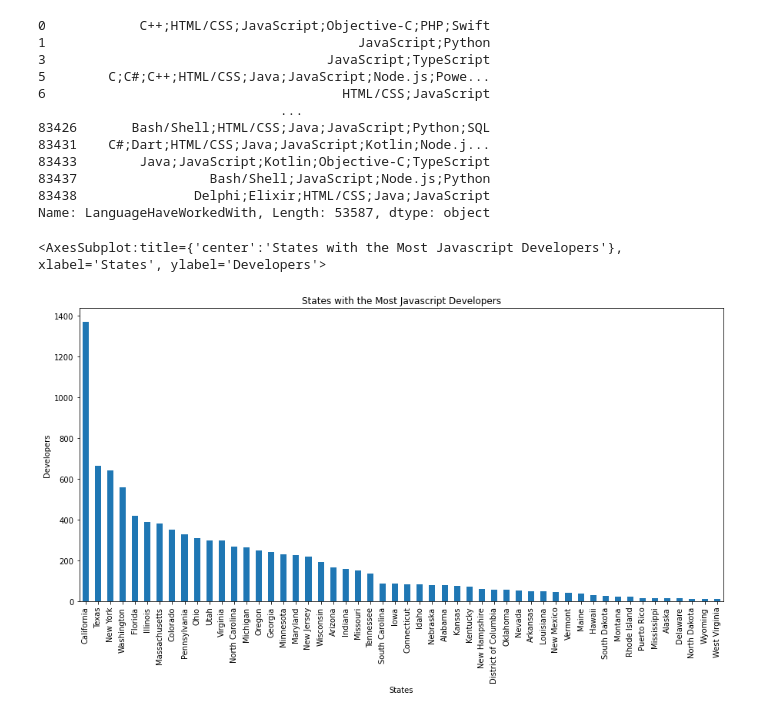
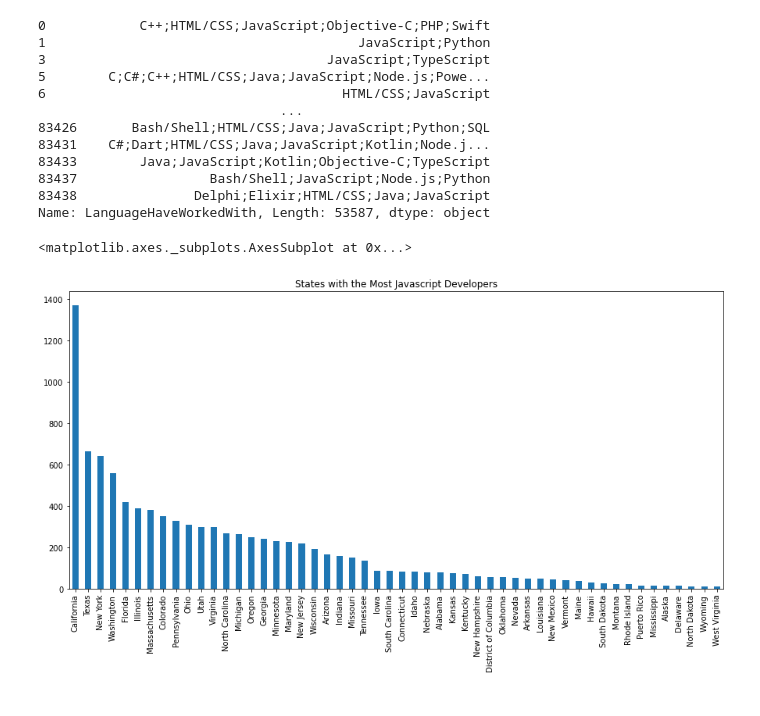
Before and after one commit to Stencoss/DataDrivenDevelopers, a Jupyter notebook: project_1.ipynb, the cells around one changed output. Drawn from its saved outputs; the diff is of its cells as text; code cells hidden in the pictures.

```diff
--- a/project_1.ipynb
+++ b/project_1.ipynb
@@ -154,15 +154,15 @@ Name: LanguageHaveWorkedWith, Length: 53587, dtype: object
 # %%
 # Trying to count people using javascript in each indivual state.
 
 
 js_states = find_js_df.set_index('US_State')
 js_states = js_states.drop(['I do not reside in the United States','Guam'])
 js_states = js_states.reset_index()
 js_states['US_State'].value_counts().sort_values(ascending=False).plot(kind = 'bar', rot=90,
                                                            figsize=(15,7),
-                                                           title='States with the Most Javascript Developers',
-                                                           xlabel='States',
-                                                           ylabel='Developers')
+                                                           title='States with the Most Javascript Developers')
+                                                        #    xlabel='States')
+                                                        #    ylabel='Developers')
 # %% [output]
-<AxesSubplot:title={'center':'States with the Most Javascript Developers'}, xlabel='States', ylabel='Developers'>
+<matplotlib.axes._subplots.AxesSubplot at 0x...>
-[figure, old version]
+[figure, new version]
```
